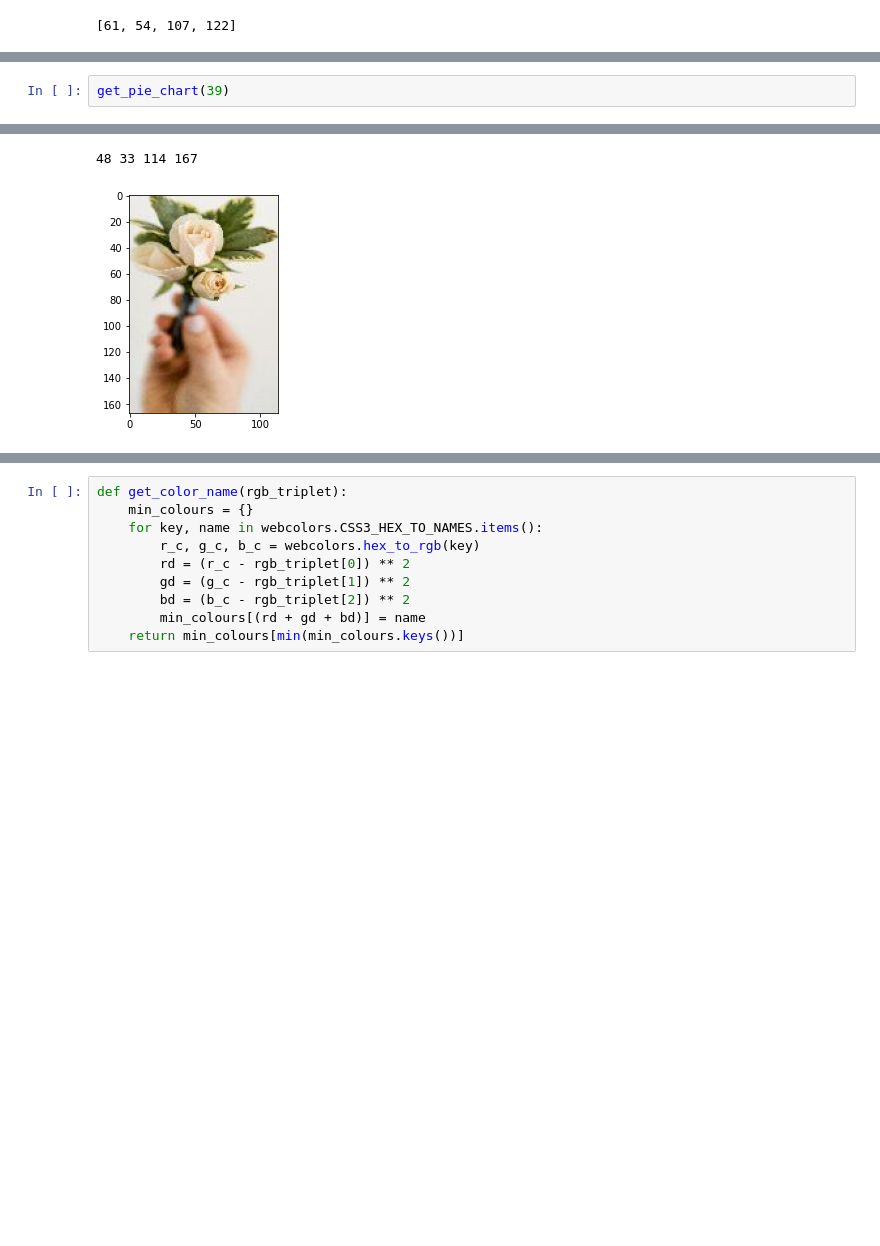
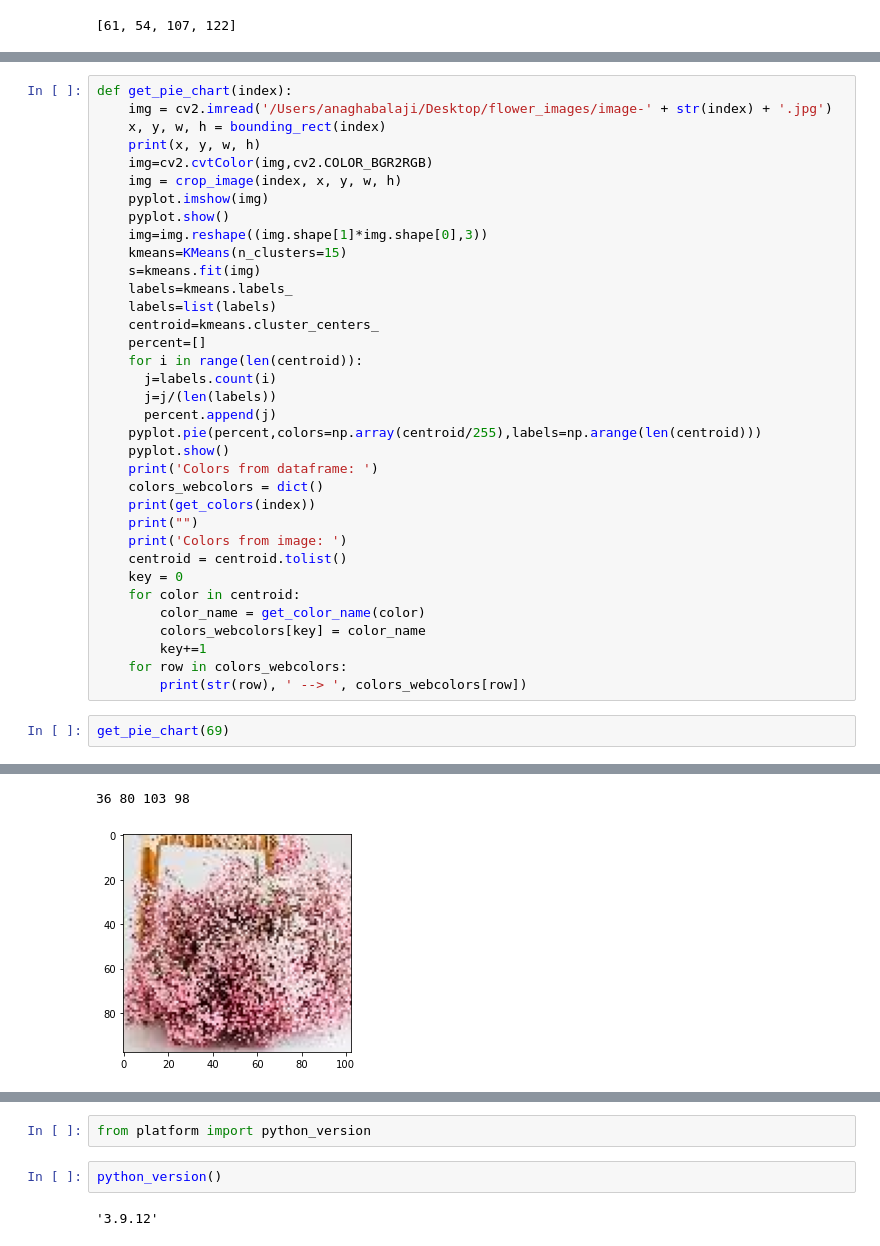
Before and after one commit to anaghab3/flower-vision, a Jupyter notebook: FlowerRecognitionTagging-withCorrectCsv.ipynb, the cells around one changed output, grey strips where cells are left out. Drawn from its saved outputs; the diff is of its cells as text; blank space fills up the shorter version.

```diff
--- a/FlowerRecognitionTagging-withCorrectCsv.ipynb
+++ b/FlowerRecognitionTagging-withCorrectCsv.ipynb
@@ -468,3 +447,38 @@ def get_pie_chart(index):
+# %%
+def get_pie_chart(index):
+    img = cv2.imread('/Users/anaghabalaji/Desktop/flower_images/image-' + str(index) + '.jpg')
+    x, y, w, h = bounding_rect(index)
+    print(x, y, w, h)
+    img=cv2.cvtColor(img,cv2.COLOR_BGR2RGB)
+    img = crop_image(index, x, y, w, h)
+    pyplot.imshow(img)
+    pyplot.show()
+    img=img.reshape((img.shape[1]*img.shape[0],3))
+    kmeans=KMeans(n_clusters=15)
+    s=kmeans.fit(img)
+    labels=kmeans.labels_
+    labels=list(labels)
+    centroid=kmeans.cluster_centers_
+    percent=[]
+    for i in range(len(centroid)):
+      j=labels.count(i)
+      j=j/(len(labels))
+      percent.append(j)
+    pyplot.pie(percent,colors=np.array(centroid/255),labels=np.arange(len(centroid)))
+    pyplot.show()
+    print('Colors from dataframe: ')
+    colors_webcolors = dict()
+    print(get_colors(index))
+    print("")
+    print('Colors from image: ')
+    centroid = centroid.tolist()
+    key = 0
+    for color in centroid:
+        color_name = get_color_name(color)
+        colors_webcolors[key] = color_name
+        key+=1
+    for row in colors_webcolors:
+        print(str(row), ' --> ', colors_webcolors[row])
 # %%
-get_pie_chart(39)
+get_pie_chart(69)
 # %% [output]
@@ -472,2 +486,2 @@ get_pie_chart(39)
-48 33 114 167
+36 80 103 98
-[figure, old version]
+[figure, new version]
@@ -479,10 +508,6 @@ Colors from image:
-# %%
-def get_color_name(rgb_triplet):
-    min_colours = {}
-    for key, name in webcolors.CSS3_HEX_TO_NAMES.items():
-        r_c, g_c, b_c = webcolors.hex_to_rgb(key)
-        rd = (r_c - rgb_triplet[0]) ** 2
-        gd = (g_c - rgb_triplet[1]) ** 2
-        bd = (b_c - rgb_triplet[2]) ** 2
-        min_colours[(rd + gd + bd)] = name
-    return min_colours[min(min_colours.keys())]
+# %%
+from platform import python_version
+# %%
+python_version()
+# %% [output]
+'3.9.12'
```
Also changed, not shown: parts of 24 cells of this notebook.
